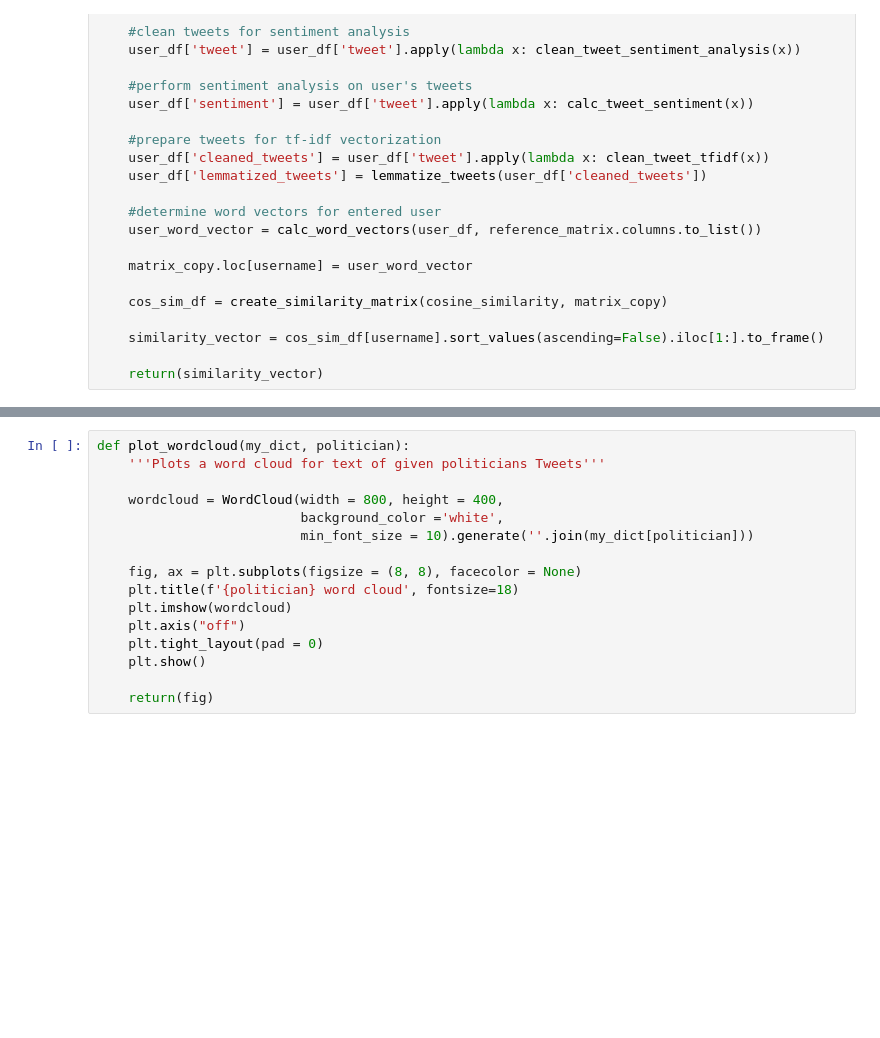
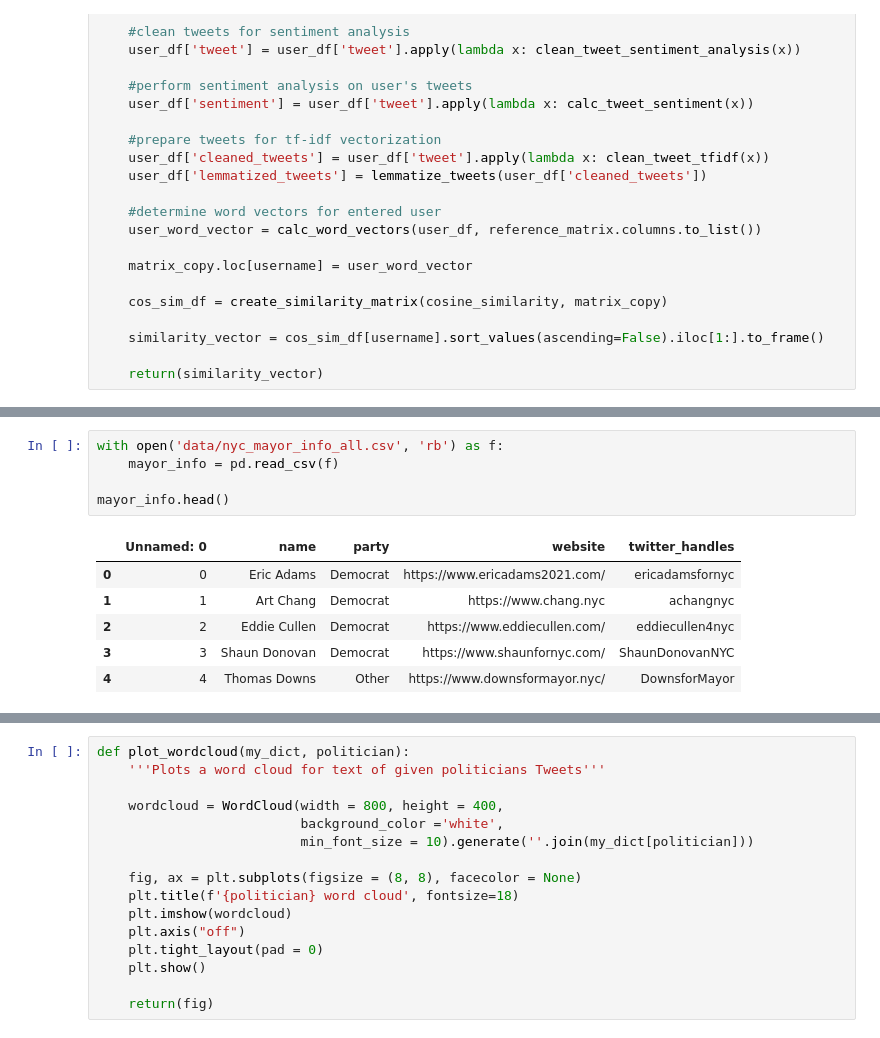
Before and after one commit to msternke/local-politician-recommender, a Jupyter notebook: Pipeline_all.ipynb, the cells around one changed output, grey strips where cells are left out. Drawn from its saved outputs; the diff is of its cells as text; blank space fills up the shorter version.

```diff
--- a/Pipeline_all.ipynb
+++ b/Pipeline_all.ipynb
@@ -200,0 +202,12 @@ Wall time: 14.3 s
+# %%
+with open('data/nyc_mayor_info_all.csv', 'rb') as f:
+    mayor_info = pd.read_csv(f)
+
+mayor_info.head()
+# %% [output]
+|  | Unnamed: 0 | name | party | website | twitter_handles |
+| 0 | 0 | Eric Adams | Democrat | https://www.ericadams2021.com/ | ericadamsfornyc |
+| 1 | 1 | Art Chang | Democrat | https://www.chang.nyc | achangnyc |
+| 2 | 2 | Eddie Cullen | Democrat | https://www.eddiecullen.com/ | eddiecullen4nyc |
+| 3 | 3 | Shaun Donovan | Democrat | https://www.shaunfornyc.com/ | ShaunDonovanNYC |
+| 4 | 4 | Thomas Downs | Other | https://www.downsformayor.nyc/ | DownsforMayor |
```
Also changed, not shown: parts of 4 cells of this notebook, 44 other files.
